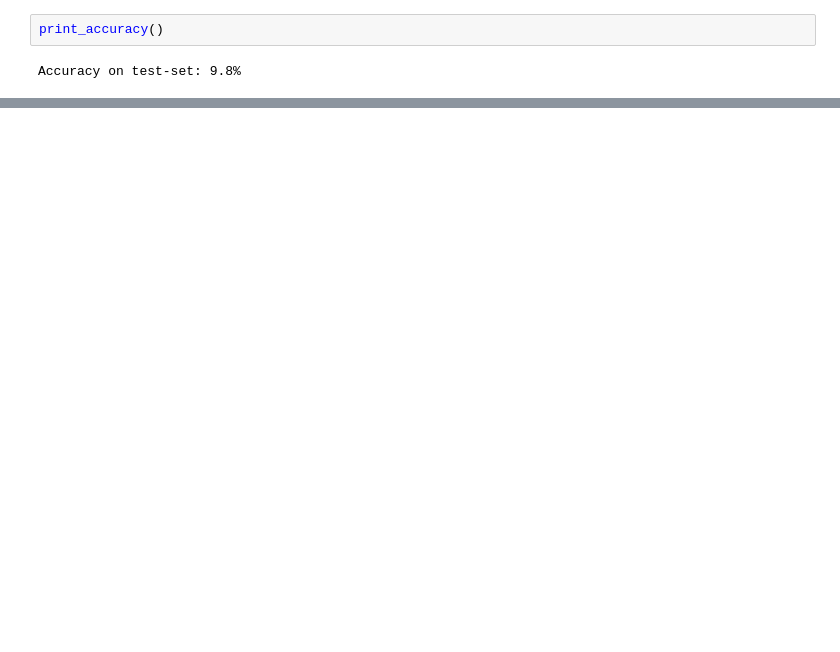
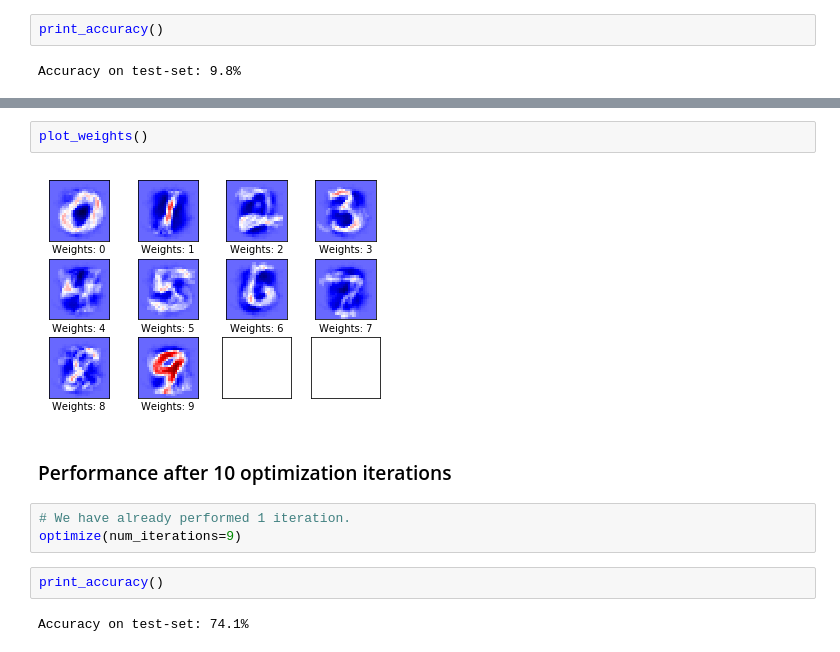
Before and after one commit to ShaunakSen/Deep-Learning, a Jupyter notebook: TensorFlow_Tutorial_01_Simple_Linear_Model.ipynb, the cells around one changed output, grey strips where cells are left out. Cells and saved outputs as stored; diff of their text form; blank space fills up the shorter version.

```diff
--- a/TensorFlow_Tutorial_01_Simple_Linear_Model.ipynb
+++ b/TensorFlow_Tutorial_01_Simple_Linear_Model.ipynb
@@ -503,0 +522,13 @@ Accuracy on test-set: 91.9%
+# %%
+plot_weights()
+# %% [output]
+[figure, added]
+# %% [markdown]
+### Performance after 10 optimization iterations
+# %%
+# We have already performed 1 iteration.
+optimize(num_iterations=9)
+# %%
+print_accuracy()
+# %% [output]
+Accuracy on test-set: 74.1%
```
Also changed, not shown: parts of 19 cells of this notebook.
